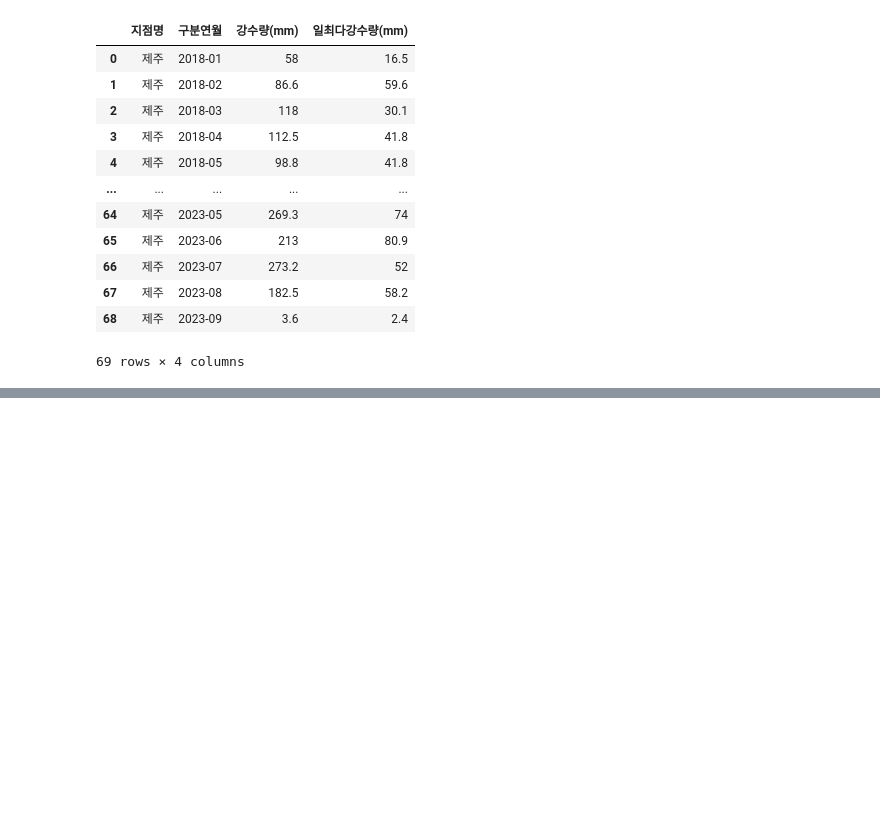
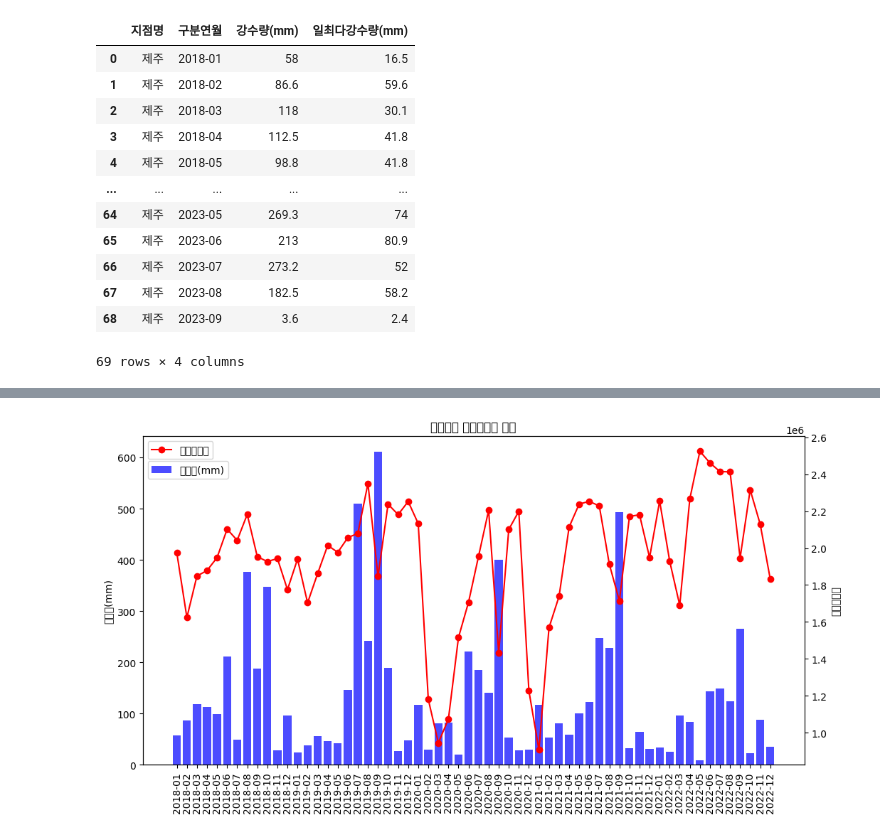
Before and after one commit to HaJeong-K/Jeju_project, a Jupyter notebook: 제주_관광객,날씨_API.ipynb, the cells around one changed output, grey strips where cells are left out. Saved outputs shown, nothing was run; the diff lists cells and outputs as text; code cells hidden in the pictures; blank space fills up the shorter version.

```diff
--- a/제주_관광객,날씨_API.ipynb
+++ b/제주_관광객,날씨_API.ipynb
@@ -507,0 +455,5 @@ result
+# %%
+import pandas as pd
+
+traveler = pd.read_csv('Jeju_traveler.csv')
+traveler
@@ -507,0 +478,6 @@ result
+# %%
+traveler= traveler.drop("전체 방문객", axis = 1)
+numeric_columns = ['목적별(교육여행)', '목적별(기타방문)', '목적별(레저스포츠)', '목적별(친지방문)', '목적별(회의및업무)', '목적별(휴양및관람)']
+traveler[numeric_columns] = traveler[numeric_columns].apply(pd.to_numeric)
+traveler['전체방문객']=traveler.iloc[:,2:8].sum(axis=1)
+traveler[['구분연월','전체방문객']]
@@ -551,3 +590,6 @@ final
 | 57 | 2022-10 | 55167 | 21656 | 107477 | 81672 | 125821 | 879740 | 1099375 | 45964 | ... |
 | 58 | 2022-11 | 22424 | 24164 | 87837 | 88902 | 96450 | 815262 | 1016077 | 25903 | ... |
 | 59 | 2022-12 | 5453 | 5369 | 107880 | 50852 | 46047 | 780725 | 840843 | 105412 | ... |
+# %%
+final = traveler.merge(weather, on='구분연월', how='inner') # traveler 데이터를 weather 데이터와 '구분연월' 컬럼을 기준으로 결합
+final[['구분연월', '강수량(mm)', '전체방문객']]
@@ -553,0 +665,16 @@ final
+# %%
+# 강수량과 전체방문객 추이 확인
+import matplotlib.pyplot as plt
+
+ax, fig = plt.subplots(figsize=(12, 6))
+plt.bar(final["구분연월"], final["강수량(mm)"], color='blue', alpha=0.7, label='강수량(mm)')
+plt.ylabel('강수량(mm)')
+plt.xticks(rotation=90)
+plt.legend(loc='upper left', bbox_to_anchor=(0.0, 0.94))
+plt.twinx()
+plt.plot(final["구분연월"], final["전체방문객"], color='red', marker='o', label='전체방문객')
+plt.ylabel('전체방문객')
+plt.title('강수량과 전체방문객 추이')
+plt.legend(loc='upper left')
+plt.show()
+# %% [output]
@@ -553,0 +698 @@ final
+[figure, added]
```
Also changed, not shown: parts of 16 cells of this notebook.
